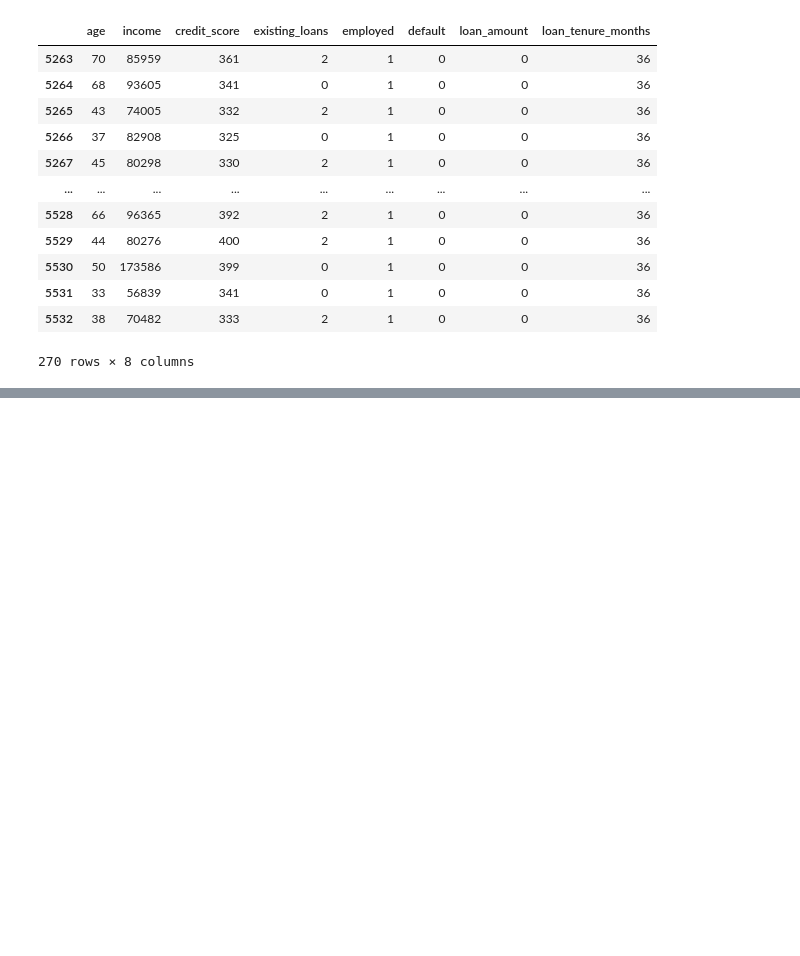
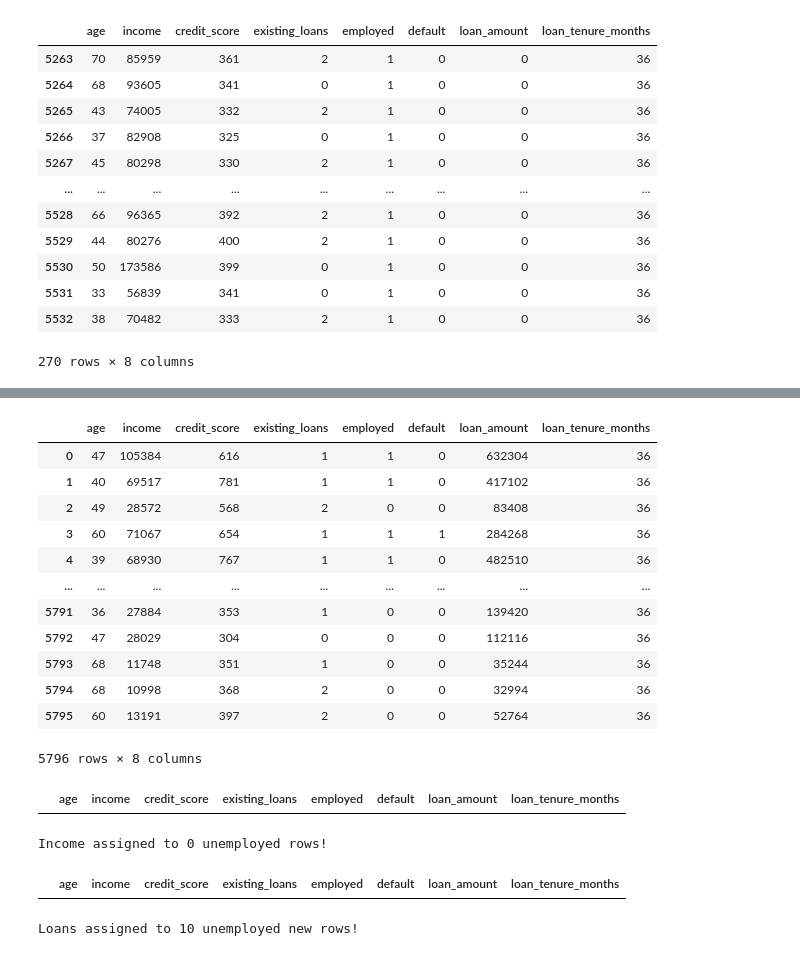
Before and after one commit to mdalishekh/DriftShield, a Jupyter notebook: data_clean4.ipynb, the cells around one changed output, grey strips where cells are left out. Drawn from its saved outputs; the diff is of its cells as text; code cells hidden in the pictures; blank space fills up the shorter version.

```diff
--- a/data_clean4.ipynb
+++ b/data_clean4.ipynb
@@ -501,0 +512,16 @@ df.loc[
+# %%
+df
+# %% [output]
+|  | age | income | credit_score | existing_loans | employed | default | loan_amount | loan_tenure_months |
+| 0 | 47 | 105384 | 616 | 1 | 1 | 0 | 632304 | 36 |
+| 1 | 40 | 69517 | 781 | 1 | 1 | 0 | 417102 | 36 |
+| 2 | 49 | 28572 | 568 | 2 | 0 | 0 | 83408 | 36 |
+| 3 | 60 | 71067 | 654 | 1 | 1 | 1 | 284268 | 36 |
+| 4 | 39 | 68930 | 767 | 1 | 1 | 0 | 482510 | 36 |
+| ... | ... | ... | ... | ... | ... | ... | ... | ... |
+| 5791 | 36 | 27884 | 353 | 1 | 0 | 0 | 139420 | 36 |
+| 5792 | 47 | 28029 | 304 | 0 | 0 | 0 | 112116 | 36 |
+| 5793 | 68 | 11748 | 351 | 1 | 0 | 0 | 35244 | 36 |
+| 5794 | 68 | 10998 | 368 | 2 | 0 | 0 | 32994 | 36 |
+| 5795 | 60 | 13191 | 397 | 2 | 0 | 0 | 52764 | 36 |
+5796 rows × 8 columns
@@ -501,0 +530,4 @@ df.loc[
+# %%
+df[new_unemp_loans]
+# %% [output]
+|  | age | income | credit_score | existing_loans | employed | default | loan_amount | loan_tenure_months |
@@ -501,0 +536,27 @@ df.loc[
+# %%
+
+df.loc[(new_unemp) & (df['age'].between(25, 30)), 'income'] = \
+    np.random.randint(10000, 18000, size=df[(new_unemp) & (df['age'].between(25, 30))].shape[0])
+
+df.loc[(new_unemp) & (df['age'].between(31, 35)), 'income'] = \
+    np.random.randint(15000, 25000, size=df[(new_unemp) & (df['age'].between(31, 35))].shape[0])
+
+df.loc[(new_unemp) & (df['age'].between(36, 45)), 'income'] = \
+    np.random.randint(26000, 28000, size=df[(new_unemp) & (df['age'].between(36, 45))].shape[0])
+
+df.loc[(new_unemp) & (df['age'].between(46, 55)), 'income'] = \
+    np.random.randint(28000, 30000, size=df[(new_unemp) & (df['age'].between(46, 55))].shape[0])
+
+df.loc[(new_unemp) & (df['age'].between(56, 59)), 'income'] = \
+    np.random.randint(20000, 22000, size=df[(new_unemp) & (df['age'].between(56, 59))].shape[0])
+
+df.loc[(new_unemp) & (df['age'] >= 60), 'income'] = \
+    np.random.randint(8000, 15000, size=df[(new_unemp) & (df['age'] >= 60)].shape[0])
+
+print(f"Income assigned to {new_unemp.sum()} unemployed rows!")
+# %% [output]
+Income assigned to 0 unemployed rows!
+# %%
+df[new_unemp]
+# %% [output]
+|  | age | income | credit_score | existing_loans | employed | default | loan_amount | loan_tenure_months |
@@ -501,0 +565,22 @@ df.loc[
+# %%
+
+df.loc[(new_unemp_worst) & (df['age'].between(25, 29)), 'loan_amount'] = \
+    df.loc[(new_unemp_worst) & (df['age'].between(25, 29)), 'income'] * np.random.randint(4, 6, size=df[(new_unemp_worst) & (df['age'].between(25, 29))].shape[0])
+
+df.loc[(new_unemp_worst) & (df['age'].between(30, 40)), 'loan_amount'] = \
+    df.loc[(new_unemp_worst) & (df['age'].between(30, 40)), 'income'] * np.random.randint(4, 6, size=df[(new_unemp_worst) & (df['age'].between(30, 40))].shape[0])
+
+df.loc[(new_unemp_worst) & (df['age'].between(41, 55)), 'loan_amount'] = \
+    df.loc[(new_unemp_worst) & (df['age'].between(41, 55)), 'income'] * np.random.randint(4, 6, size=df[(new_unemp_worst) & (df['age'].between(41, 55))].shape[0])
+
+df.loc[(new_unemp_worst) & (df['age'].between(56, 59)), 'loan_amount'] = \
+    df.loc[(new_unemp_worst) & (df['age'].between(56, 59)), 'income'] * np.random.randint(4, 6, size=df[(new_unemp_worst) & (df['age'].between(56, 59))].shape[0])
+
+df.loc[(new_unemp_worst) & (df['age'] >= 60), 'loan_amount'] = \
+    df.loc[(new_unemp_worst) & (df['age'] >= 60), 'income'] * np.random.randint(3, 5, size=df[(new_unemp_worst) & (df['age'] >= 60)].shape[0])
+
+df.loc[new_unemp_worst, 'loan_amount'] = df.loc[new_unemp_worst, 'loan_amount'].astype(int)
+
+print(f"Loans assigned to {new_unemp_worst.sum()} unemployed new rows!")
+# %% [output]
+Loans assigned to 10 unemployed new rows!
```
Also changed, not shown: parts of 36 cells of this notebook.
